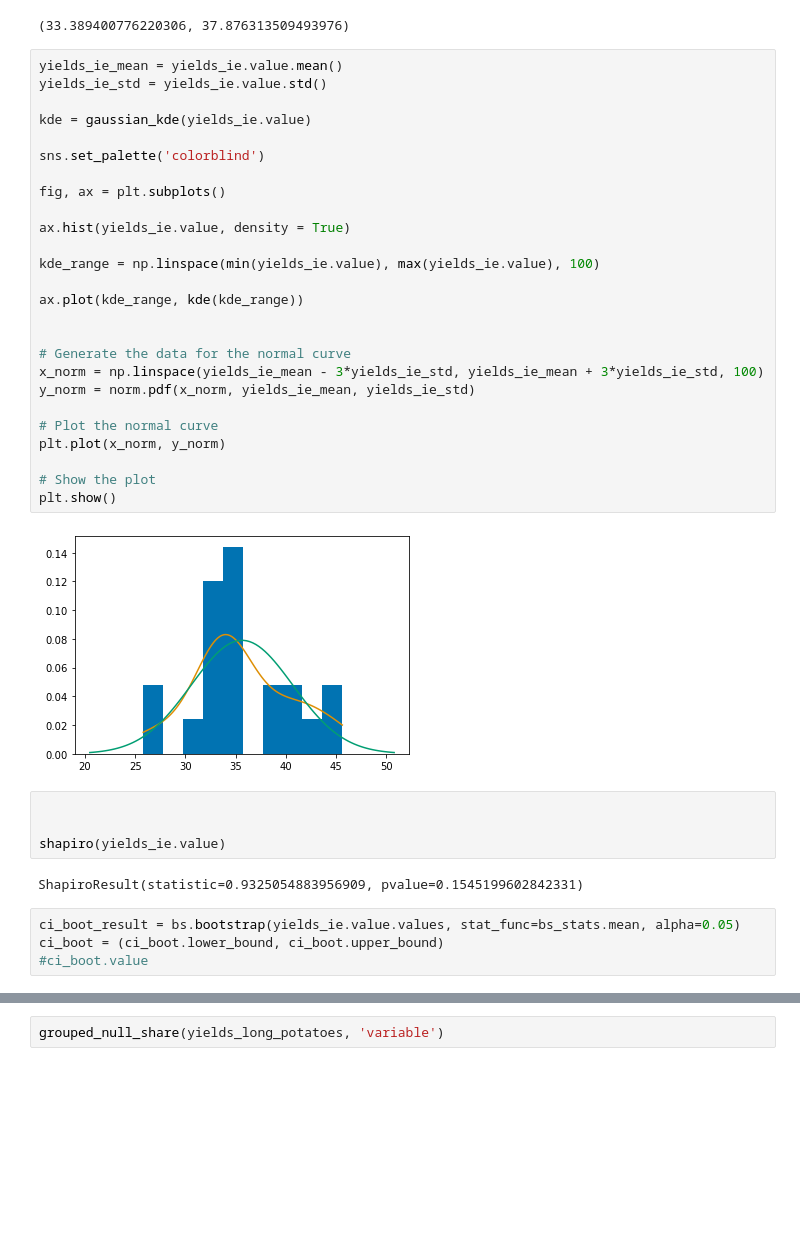
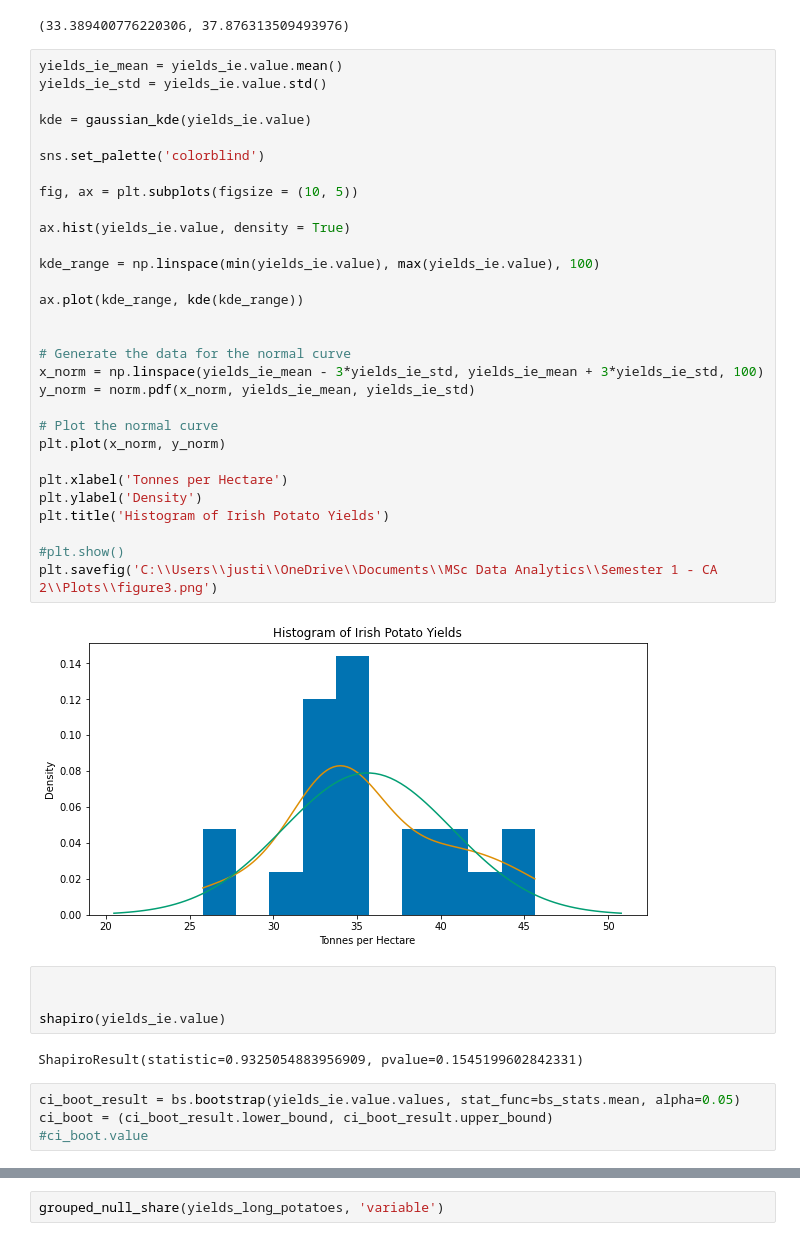
Before and after one commit to sba22206/semester1_ca2, a Jupyter notebook: Statistics.ipynb, the cells around one changed output, grey strips where cells are left out. Drawn from its saved outputs; the diff is of its cells as text; blank space fills up the shorter version.

```diff
--- a/Statistics.ipynb
+++ b/Statistics.ipynb
@@ -199,31 +209,35 @@ print(ci_t)
 # %%
 yields_ie_mean = yields_ie.value.mean()
 yields_ie_std = yields_ie.value.std()
 
 kde = gaussian_kde(yields_ie.value)
 
 sns.set_palette('colorblind')
 
-fig, ax = plt.subplots()
+fig, ax = plt.subplots(figsize = (10, 5))
 
 ax.hist(yields_ie.value, density = True)
 
 kde_range = np.linspace(min(yields_ie.value), max(yields_ie.value), 100)
 
 ax.plot(kde_range, kde(kde_range))
 
 
 # Generate the data for the normal curve
 x_norm = np.linspace(yields_ie_mean - 3*yields_ie_std, yields_ie_mean + 3*yields_ie_std, 100)
 y_norm = norm.pdf(x_norm, yields_ie_mean, yields_ie_std)
 
 # Plot the normal curve
 plt.plot(x_norm, y_norm)
 
-# Show the plot
-plt.show()
+plt.xlabel('Tonnes per Hectare')
+plt.ylabel('Density')
+plt.title('Histogram of Irish Potato Yields')
+
+#plt.show()
+plt.savefig('C:\\Users\\justi\\OneDrive\\Documents\\MSc Data Analytics\\Semester 1 - CA 2\\Plots\\figure3.png')
 # %% [output]
-[figure, old version]
+[figure, new version]
 # %%
 
 
@@ -232,7 +246,7 @@ shapiro(yields_ie.value)
 ShapiroResult(statistic=0.9325054883956909, pvalue=0.1545199602842331)
 # %%
 ci_boot_result = bs.bootstrap(yields_ie.value.values, stat_func=bs_stats.mean, alpha=0.05)
-ci_boot = (ci_boot.lower_bound, ci_boot.upper_bound)
+ci_boot = (ci_boot_result.lower_bound, ci_boot_result.upper_bound)
 #ci_boot.value
 # %%
 print(ci_norm)
```
Also changed, not shown: parts of 12 cells of this notebook.
